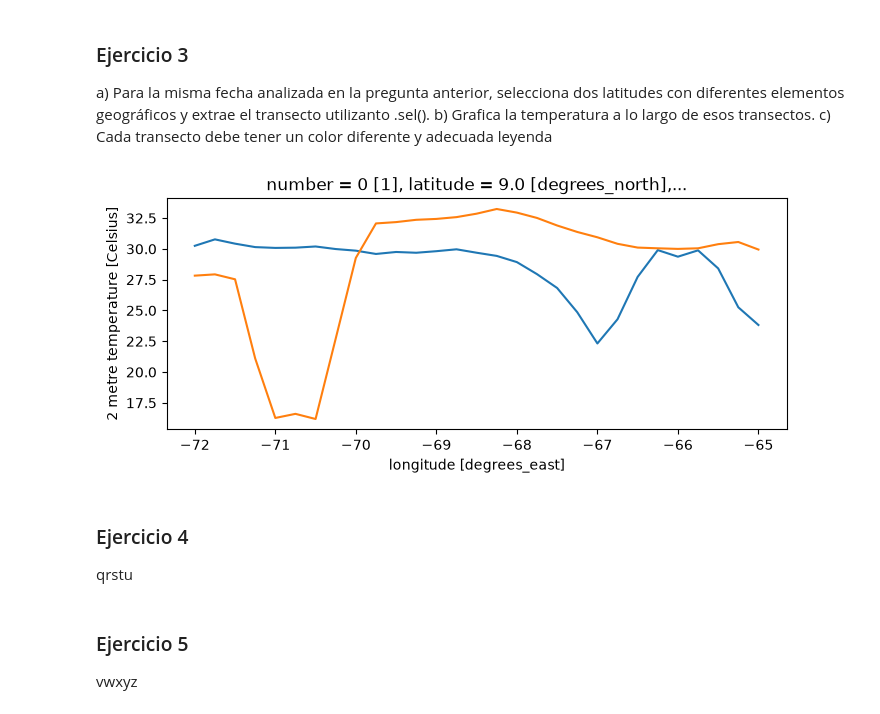
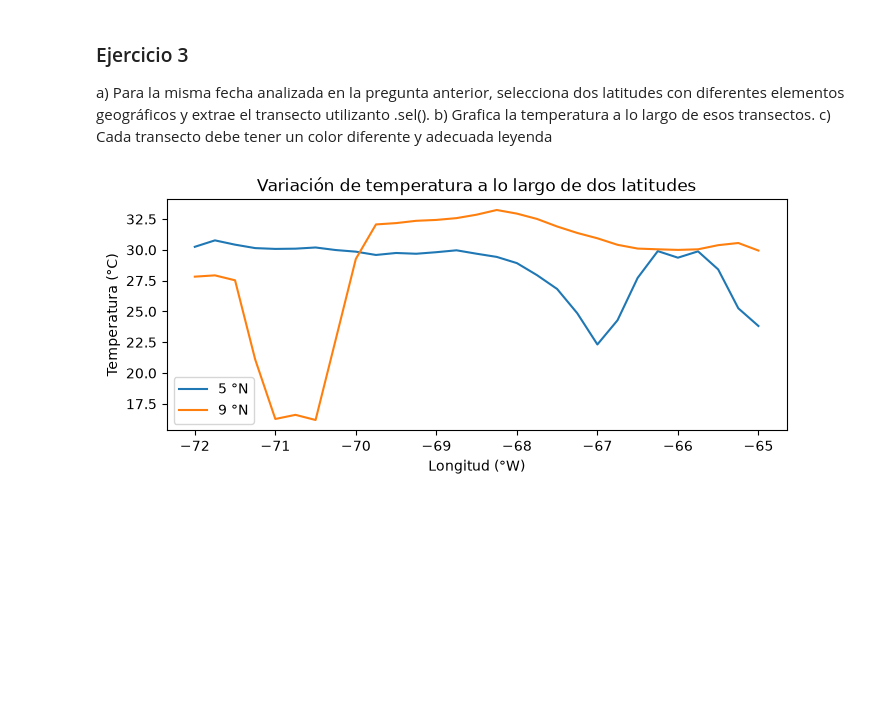
Before and after one commit to SALINASSebas/geocomputacion_-1GEO20-, a Jupyter notebook: practicas/PC2/PC2_salinas.ipynb, the cells around one changed output. Saved outputs shown, nothing was run; the diff lists cells and outputs as text; code cells hidden in the pictures; blank space fills up the shorter version.

```diff
--- a/practicas/PC2/PC2_salinas.ipynb
+++ b/practicas/PC2/PC2_salinas.ipynb
@@ -101,25 +102,20 @@ a) Para la misma fecha analizada en la pregunta anterior, selecciona dos latitud
 # %%
 # Selección de dos latitudes
 # Latitud 9: Cruza un lago entre 68W y 67W
 # Latitud 5: Cruza ríos en 4 puntos diferentes
 
 # Graficar las latitudes
-fig = plt.subplots(figsize=(8,3))
+fig, ax = plt.subplots(figsize=(8,3))
 
 lo_fecha.sel(latitude=5).plot(label='5 °N')
 lo_fecha.sel(latitude=9).plot(label='9 °N')
 
 ax.set_title('Variación de temperatura a lo largo de dos latitudes')
 ax.set_xlabel('Longitud (°W)')
 ax.set_ylabel('Temperatura (°C)')
 
 ax.legend()
+plt.savefig('varTemp_latitudes.png',dpi=300, bbox_inches="tight" )
 plt.show()
 # %% [output]
-[figure, old version]
+[figure, new version]
-# %% [markdown]
-### Ejercicio 4
-qrstu
-# %% [markdown]
-### Ejercicio 5
-vwxyz
```
Also changed, not shown: parts of 5 cells of this notebook.
